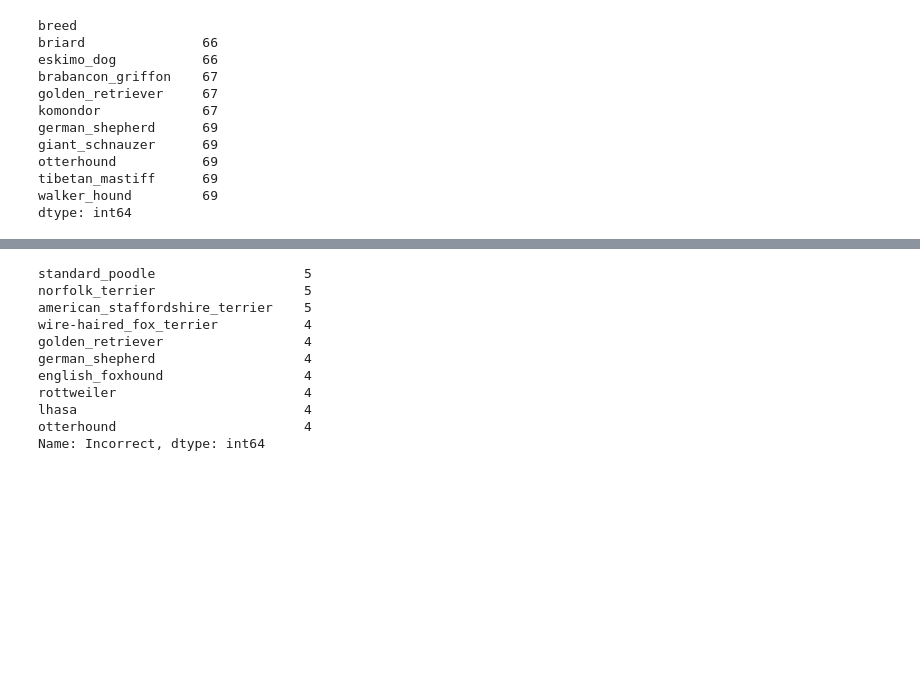
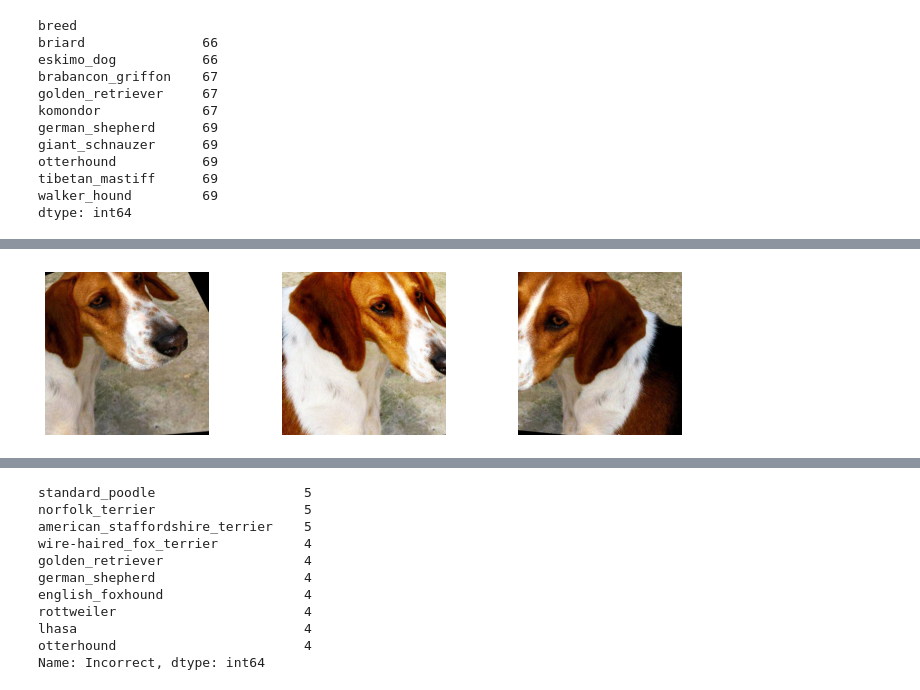
Before and after one commit to george-kan/fastai, a Jupyter notebook: Doggies.ipynb, the cells around one changed output, grey strips where cells are left out. Drawn from its saved outputs; the diff is of its cells as text; code cells hidden in the pictures; blank space fills up the shorter version.

```diff
--- a/Doggies.ipynb
+++ b/Doggies.ipynb
@@ -84,0 +49,11 @@ Image.open(path.ls()[1002])
+# %%
+timg = TensorImage(array(Image.open(path.ls()[1002]))).permute(2,0,1).float()/255.
+def _batch_ex(bs): return TensorImage(timg[None].expand(bs, *timg.shape).clone())
+# %%
+tfms = aug_transforms(pad_mode='zeros', mult=2, min_scale=0.5)
+y = _batch_ex(9)
+for t in tfms: y = t(y, split_idx=0)
+_,axs = plt.subplots(1,3, figsize=(12,3))
+for i,ax in enumerate(axs.flatten()): show_image(y[i], ctx=ax)
+# %% [output]
+[figure, added]
```
Also changed, not shown: parts of 31 cells of this notebook.
